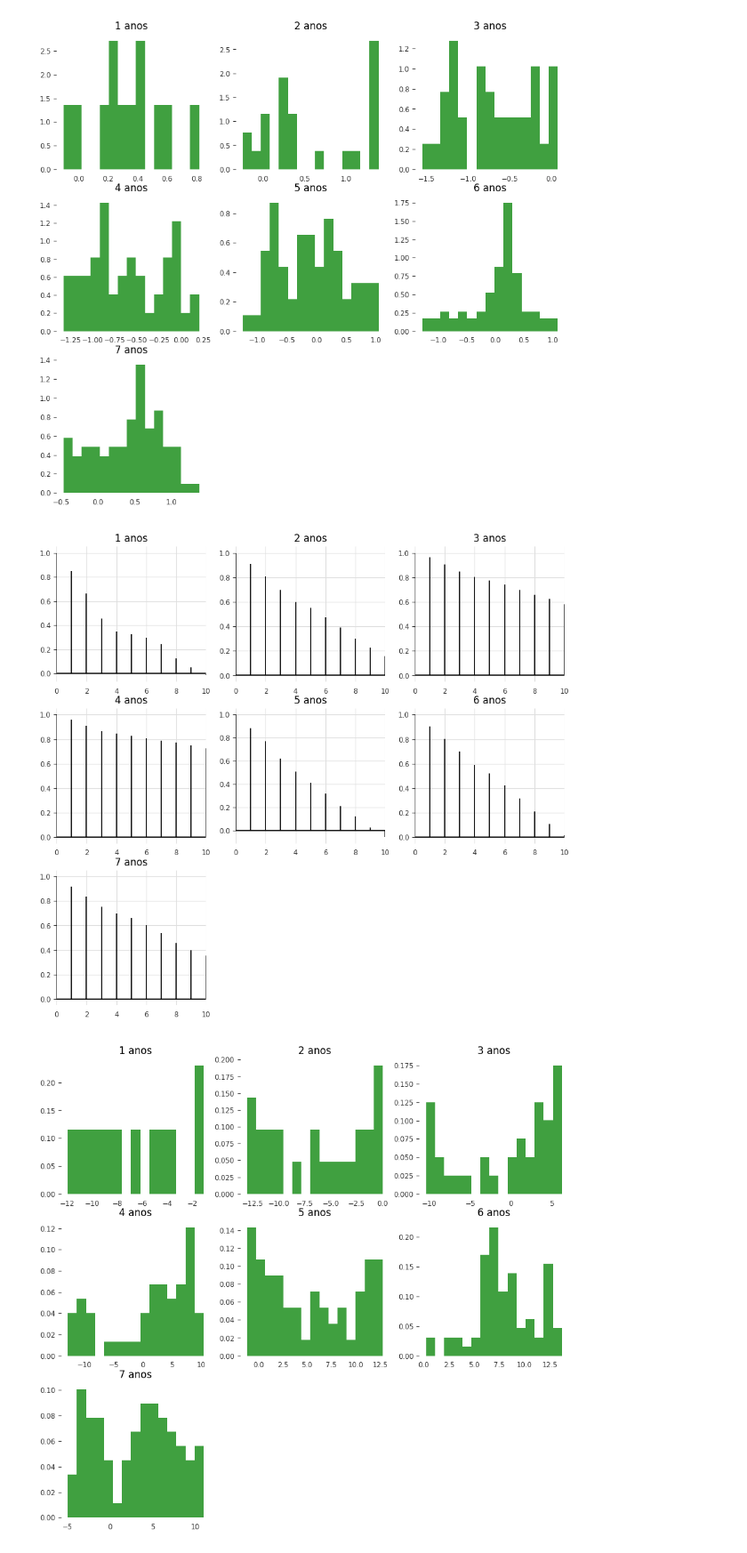
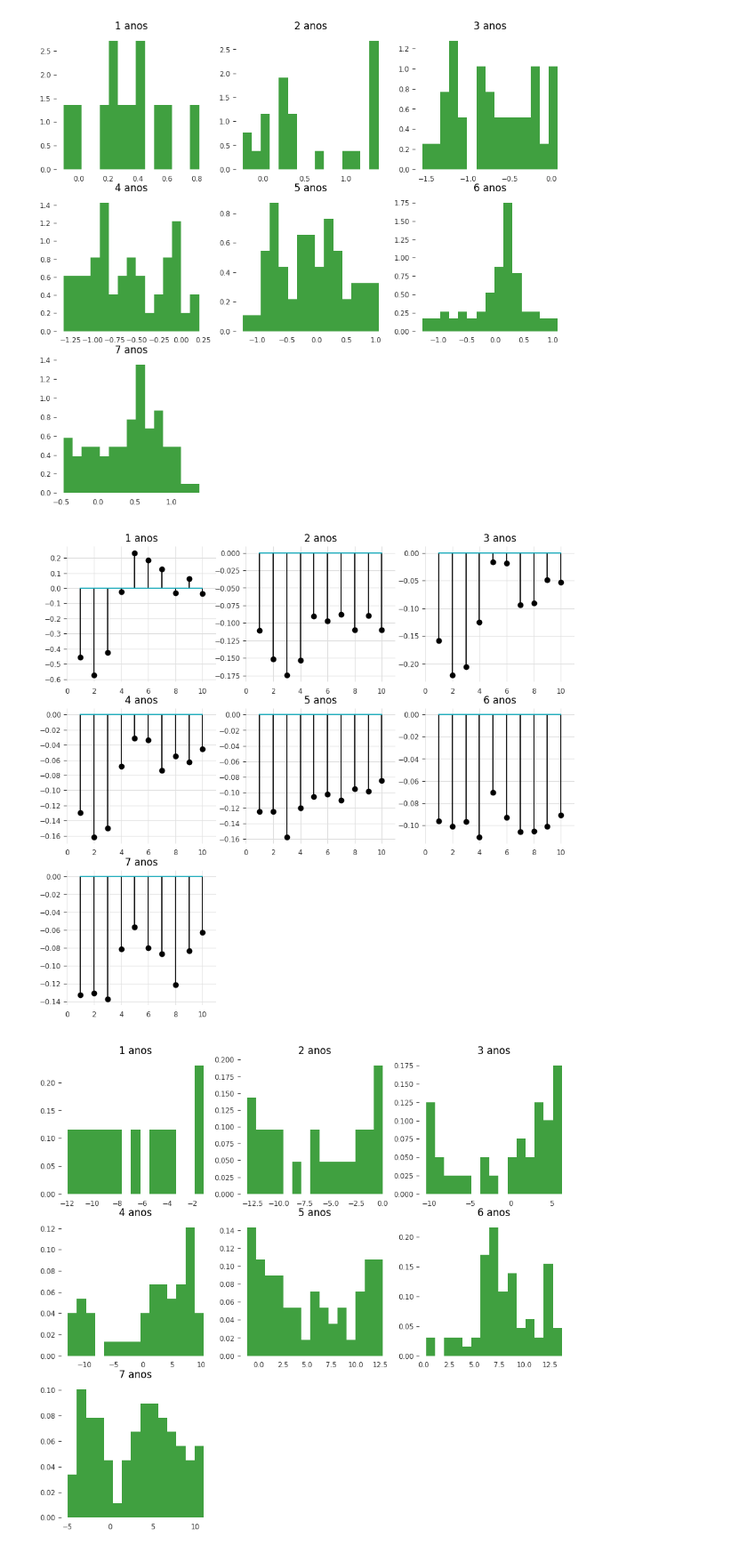
Before and after one commit to aruasouza/CTG, a Jupyter notebook: errors.ipynb, the cells around one changed output. Shown at 89% size. Saved outputs shown, nothing was run; the diff lists cells and outputs as text; code cells hidden in the pictures.

Commit message:
autocorrelation

```diff
--- a/errors.ipynb
+++ b/errors.ipynb
@@ -60,8 +61,10 @@ f.set_figwidth(11)
 f.set_figheight(10)
 for i in range(1,8):
     plt.subplot(3,3,i)
-    _ = plt.acorr(ipca[i]['res'].dropna(), maxlags = 10)
-    plt.xlim([0,10])
+    autocorr = np.diff(acf(ipca[i]['res'].dropna(),nlags = 10))
+    lags = range(1,11)
+    plt.stem(lags,autocorr)
+    plt.xlim([0,11])
     plt.title(f'{i} anos')
 plt.show()
 # %% [output]
@@ -81,15 +84,17 @@ plt.show()
 # %%
 f = plt.figure()
 f.set_figwidth(11)
 f.set_figheight(10)
 for i in range(1,8):
     plt.subplot(3,3,i)
-    _ = plt.acorr(cambio[i]['res'].dropna(), maxlags = 10)
-    plt.xlim([0,10])
+    autocorr = np.diff(acf(cambio[i]['res'].dropna(),nlags = 10))
+    lags = range(1,11)
+    plt.stem(lags,autocorr)
+    plt.xlim([0,11])
     plt.title(f'{i} anos')
 plt.show()
 # %% [output]
-[figure, old version]
+[figure, new version]
 # %%
 f = plt.figure()
 f.set_figwidth(11)
```
Also changed, not shown: parts of 3 cells of this notebook.
